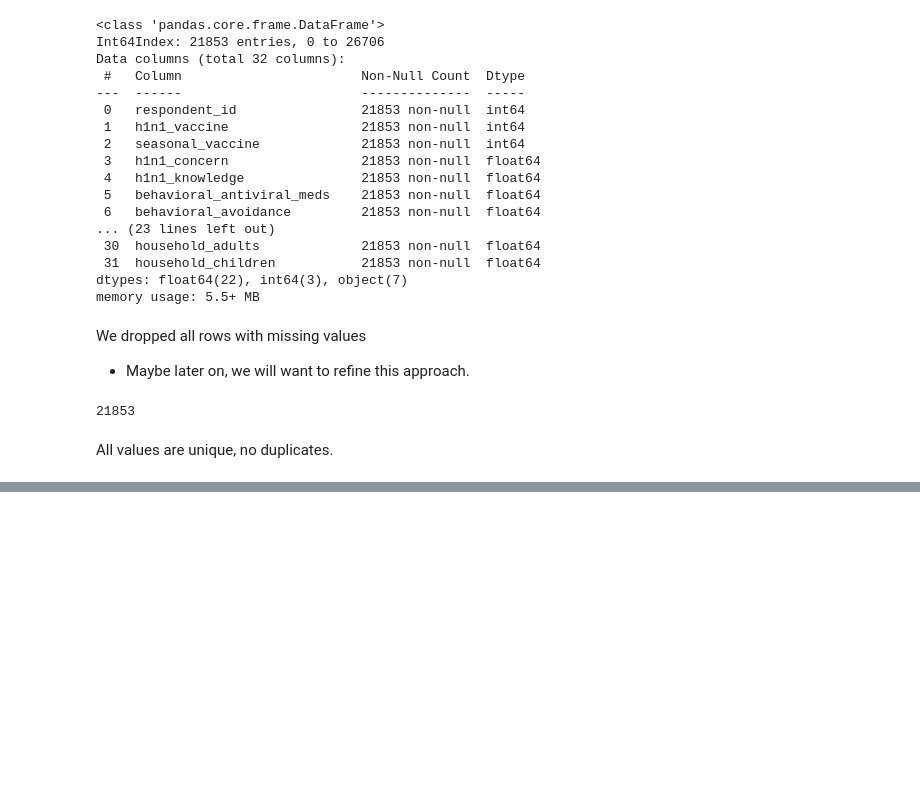
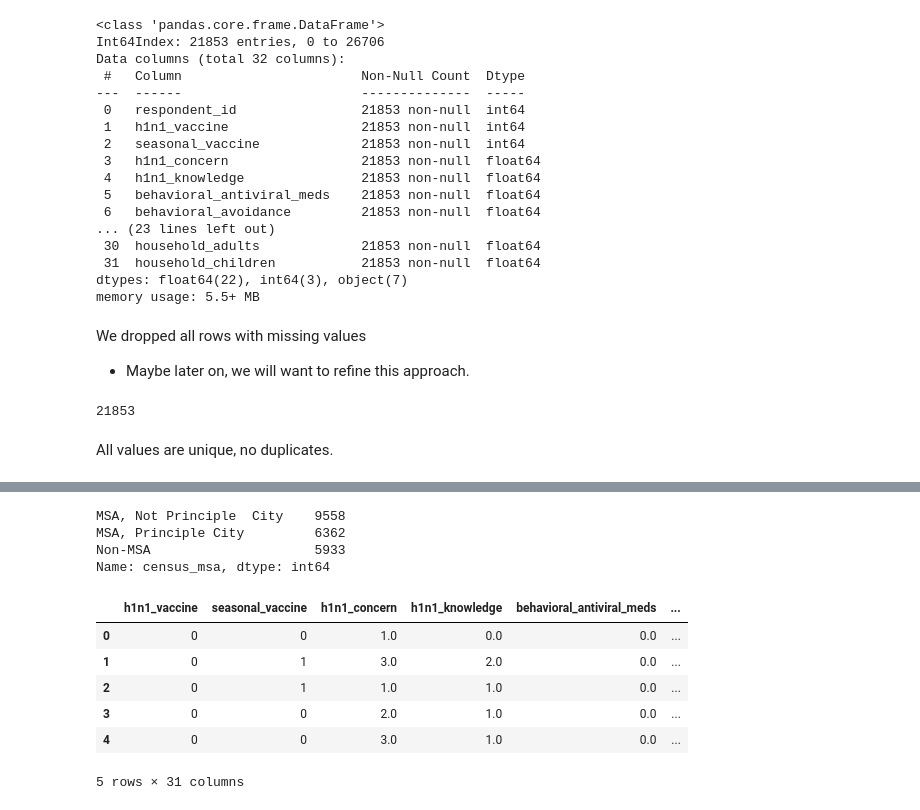
Before and after one commit to RayKwame/TheFluShot, a Jupyter notebook: notebooks/cleaning.ipynb, the cells around one changed output, grey strips where cells are left out. Drawn from its saved outputs; the diff is of its cells as text; code cells hidden in the pictures; blank space fills up the shorter version.

```diff
--- a/notebooks/cleaning.ipynb
+++ b/notebooks/cleaning.ipynb
@@ -234,0 +191,5 @@ while the next cell is running you will not be able to run other cells in the no
+# %%
+#columns to drop because they're little use
+col_drop = ['index', 'respondent_id']
+
+df.drop(col_drop, axis=1, inplace=True)
@@ -234,0 +272,28 @@ while the next cell is running you will not be able to run other cells in the no
+# %%
+df["census_msa"].value_counts()
+# %% [output]
+MSA, Not Principle  City    9558
+MSA, Principle City         6362
+Non-MSA                     5933
+Name: census_msa, dtype: int64
+# %%
+cleanup = {"age_group": {"18 - 34 Years": 1, "35 - 44 Years": 2, "45 - 54 Years": 3, "55 - 64 Years": 4,
+                                  "65+ Years": 5},
+            "education": {"< 12 Years": 1, "12 Years": 2, "Some College": 3, "College Graduate": 4},
+            "race": {"White": 1, "Black": 2, "Hispanic": 3, "Other or Multiple": 4},
+            "sex" : {"Female": 1, "Male": 2},
+            "rent_or_own" : {"Own": 1, "Rent": 2},
+            "hhs_geo_region" : {"lzgpxyit": 1, "fpwskwrf": 2, "qufhixun": 3, "bhuqouqj": 4, "oxchjgsf": 5, "kbazzjca": 6, "mlyzmhmf": 7, "atmpeygn": 8, "lrircsnp": 9, "dqpwygqj": 10},
+            "census_msa" : {"MSA, Not Principle  City": 1, "MSA, Principle City": 2, "Non-MSA": 3}
+                                  }
+# %%
+df_for_profiler = df.replace(cleanup)
+df_for_profiler.head()
+# %% [output]
+|  | h1n1_vaccine | seasonal_vaccine | h1n1_concern | h1n1_knowledge | behavioral_antiviral_meds | ... |
+| 0 | 0 | 0 | 1.0 | 0.0 | 0.0 | ... |
+| 1 | 0 | 1 | 3.0 | 2.0 | 0.0 | ... |
+| 2 | 0 | 1 | 1.0 | 1.0 | 0.0 | ... |
+| 3 | 0 | 0 | 2.0 | 1.0 | 0.0 | ... |
+| 4 | 0 | 0 | 3.0 | 1.0 | 0.0 | ... |
+5 rows × 31 columns
```
Also changed, not shown: parts of 37 cells of this notebook, 3 other files.
